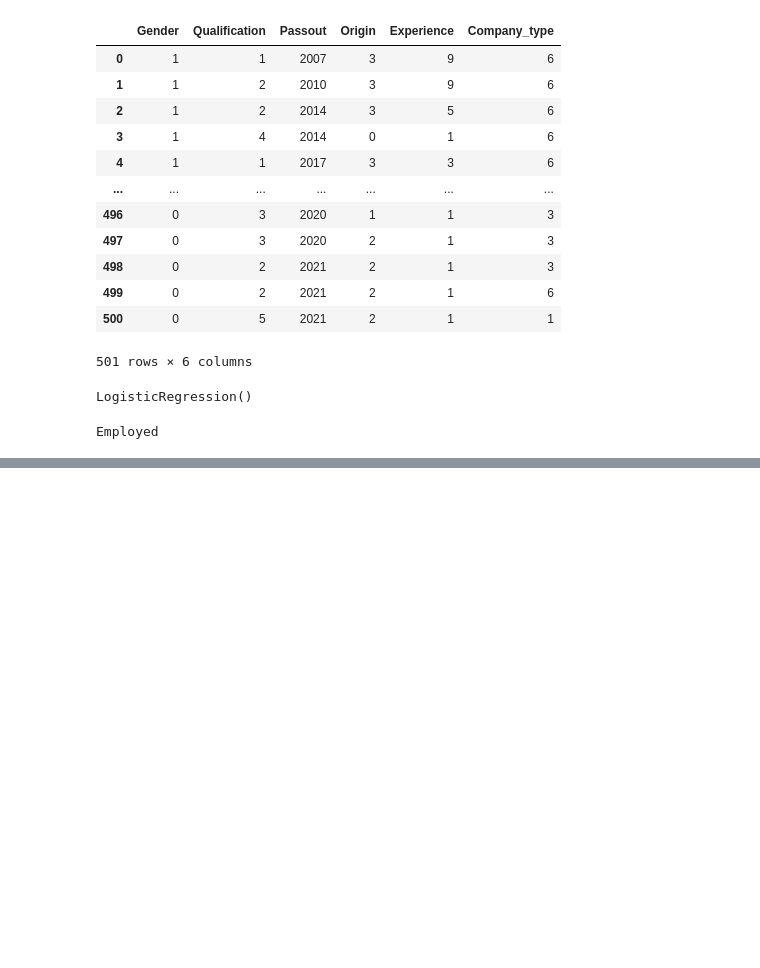
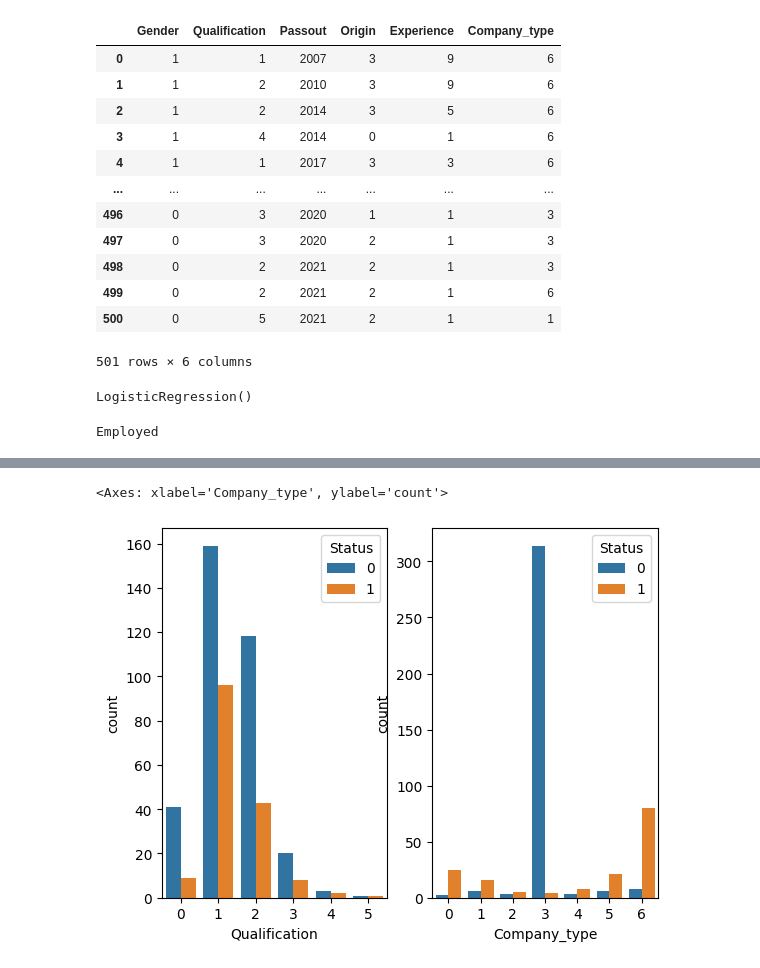
Before and after one commit to Babithrai/udhbav_internship, a Jupyter notebook: Prediction of employment during pandemic based on varoius factor.ipynb, the cells around one changed output, grey strips where cells are left out. Cells and saved outputs as stored; diff of their text form; code cells hidden in the pictures; blank space fills up the shorter version.

```diff
--- a/Prediction of employment during pandemic based on varoius factor.ipynb
+++ b/Prediction of employment during pandemic based on varoius factor.ipynb
@@ -213,0 +242,8 @@ Employed
+# %%
+plt.subplot(1,2,1)
+sns.countplot(x='Qualification',hue='Status',data=x1)
+plt.subplot(1,2,2)
+sns.countplot(x='Company_type',hue='Status',data=x1)
+# %% [output]
+<Axes: xlabel='Company_type', ylabel='count'>
+[figure, added]
```
Also changed, not shown: parts of 9 cells of this notebook.
